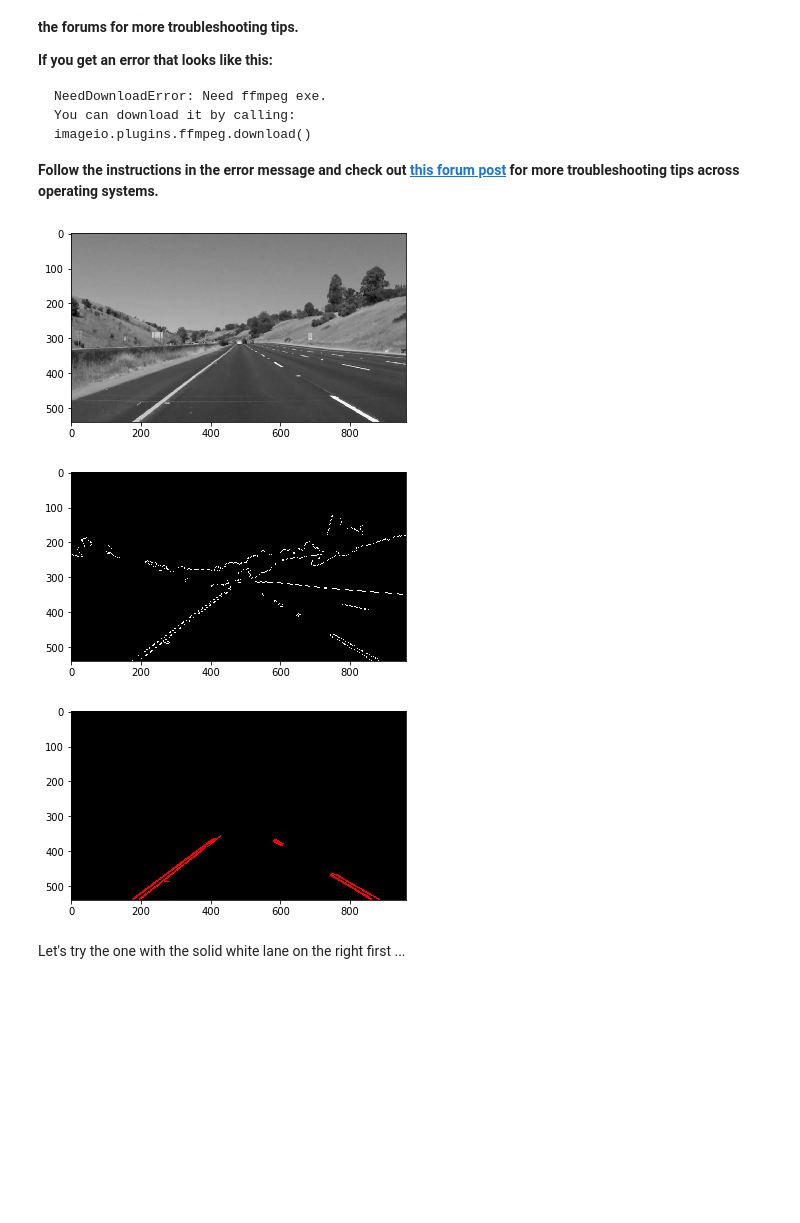
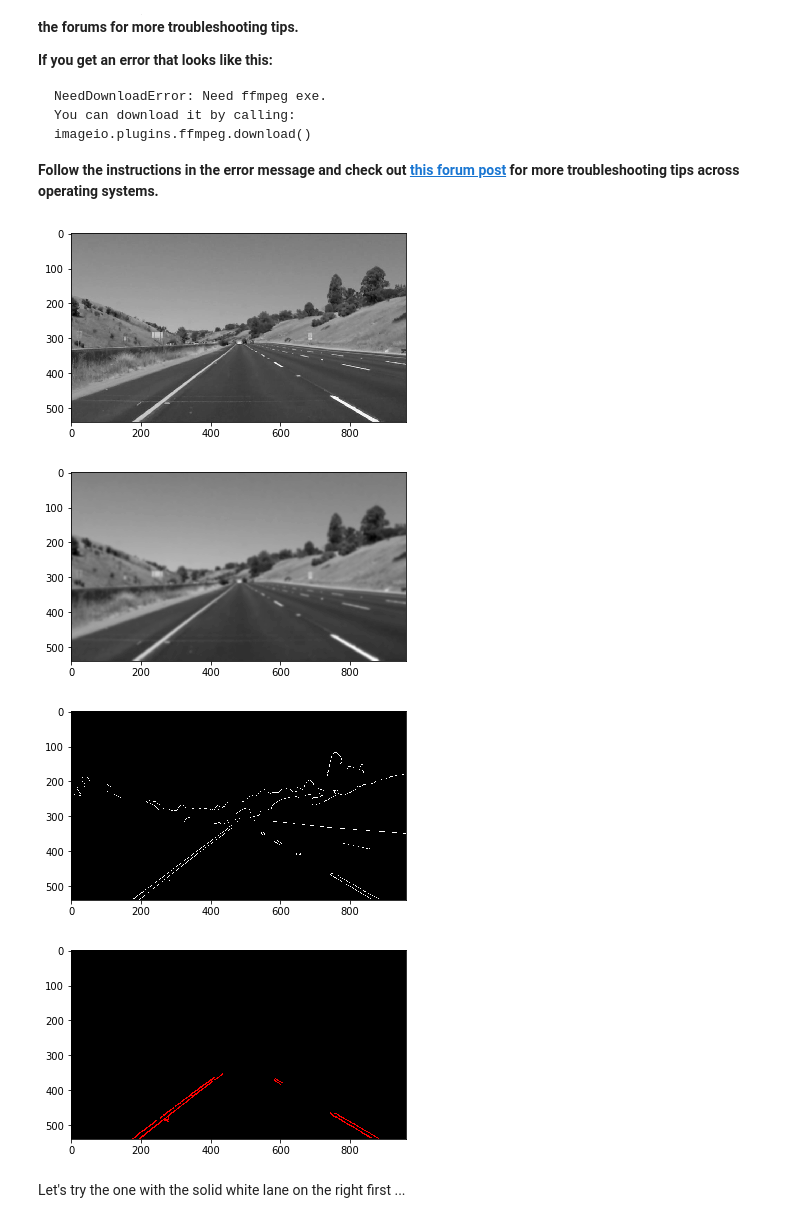
Before and after one commit to ErnestWong/CarND-LaneLines-P1, a Jupyter notebook: P1.ipynb, the cells around one changed output. Drawn from its saved outputs; the diff is of its cells as text; code cells hidden in the pictures; blank space fills up the shorter version.

```diff
--- a/P1.ipynb
+++ b/P1.ipynb
@@ -346,33 +346,36 @@ def process_the_image(image):
 # %%
 
 
 gray = grayscale(image)
 plt.imshow(gray, cmap='gray')
 plt.show()
-gaussian =
-edges = canny(edges, CANNY_LOW_THRESHOLD, CANNY_HIGH_THRESHOLD)
+gaussian = gaussian_blur(gray, KERNEL_SIZE)
+plt.imshow(gaussian, cmap='gray')
+plt.show()
+edges = canny(gaussian, CANNY_LOW_THRESHOLD, CANNY_HIGH_THRESHOLD)
 plt.imshow(edges, cmap='gray')
 plt.show()
 
 # find ROI of image
 vertices = []
 vertices.append([0, len(image) - 1])
 vertices.append([len(image[0]) - 1, len(image) - 1])
 vertices.append([len(image[0])/2 + CONST, len(image)/2 + CONST])
 np_vertices = np.array(vertices, dtype=np.int32)
 roi = region_of_interest(edges, [np_vertices])
 hlines = h_lines(roi, RHO, np.pi/180, H_THRESHOLD, MIN_LINE_LEN, MAX_LINE_GAP)
 blank = np.zeros((image.shape[0], image.shape[1], 3), dtype=np.uint8)
 for line in hlines:
     for x1,y1,x2,y2 in line:
         cv2.line(blank, (x1, y1), (x2, y2), [255,0,0], 2)
 
 plt.imshow(blank, cmap='gray')
 plt.show()
 # %% [output]
 [figure]
-[figure, old version]
+[figure, new version]
-[figure, old version]
+[figure, new version]
+[figure, added]
 # %%
 # Import everything needed to edit/save/watch video clips
 from moviepy.editor import VideoFileClip
```
Also changed, not shown: 1 other file.
